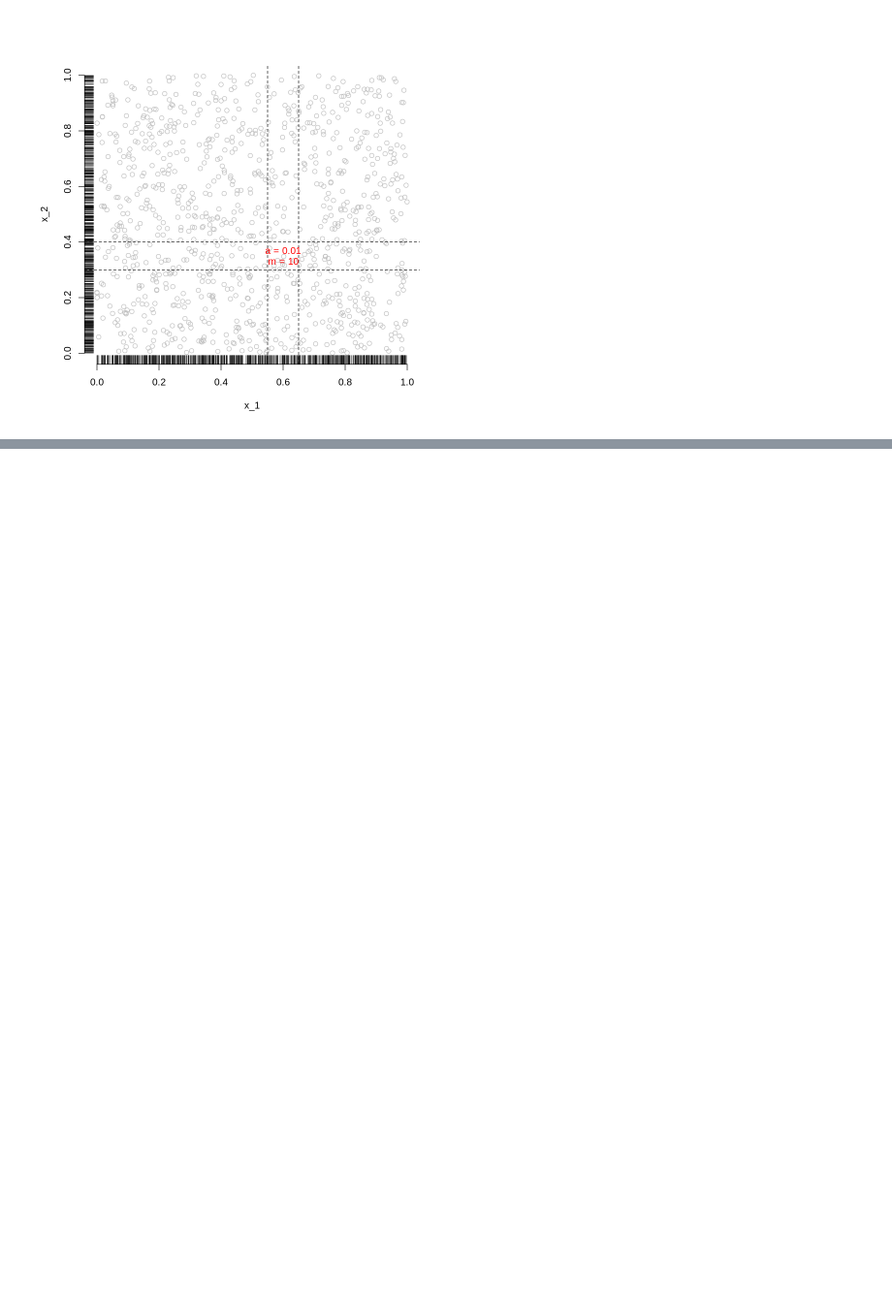
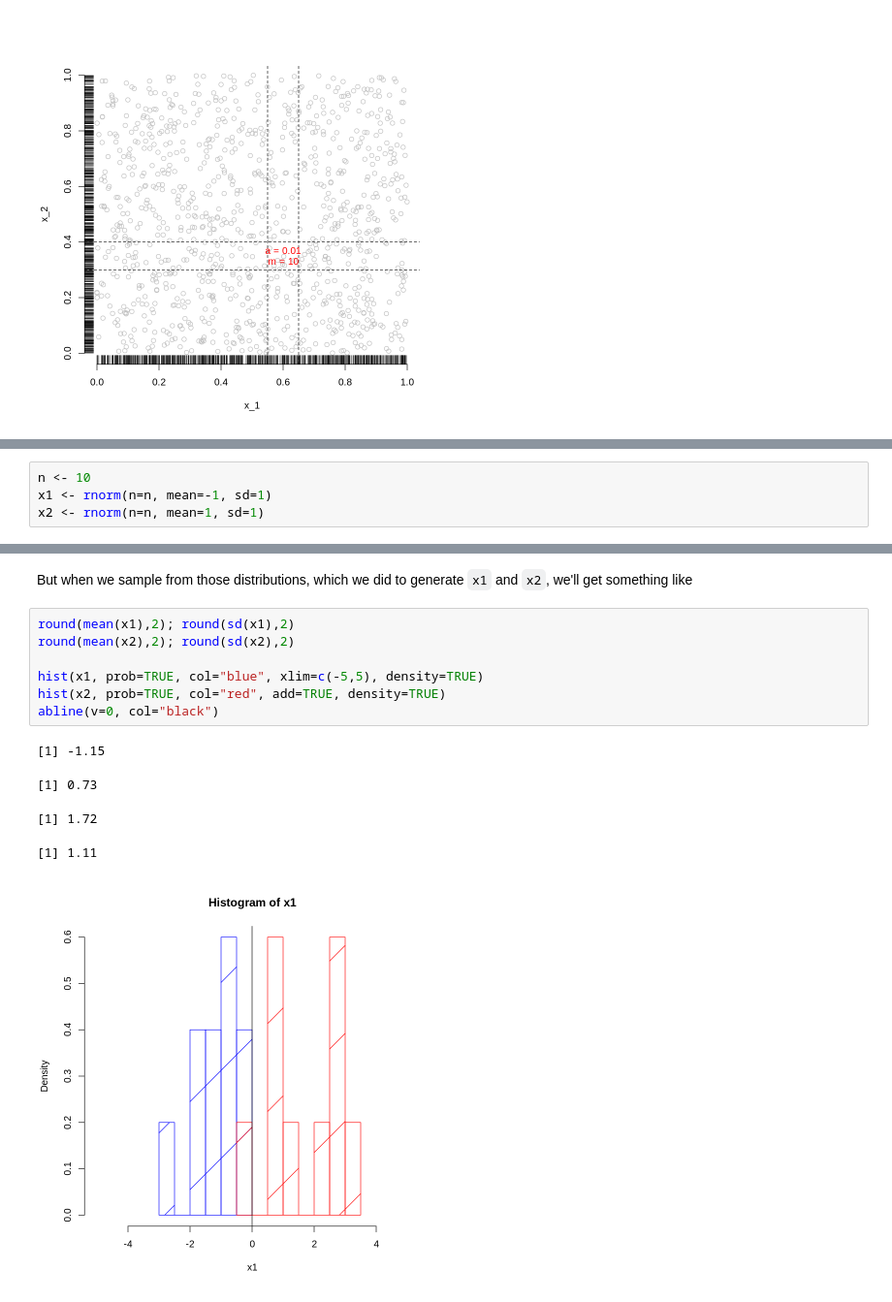
Before and after one commit to nicklausmillican/ISLR_R, a Jupyter notebook: ISLR_R_Ch4.ipynb, the cells around one changed output, grey strips where cells are left out. Shown: that part at 97% size. Drawn from its saved outputs; the diff is of its cells as text; blank space fills up the shorter version.

```diff
--- a/ISLR_R_Ch4.ipynb
+++ b/ISLR_R_Ch4.ipynb
@@ -396,0 +413,4 @@ text(paste("m =", m_2.est), x=0.6, y=0.33, col="red")
+# %%
+n <- 10
+x1 <- rnorm(n=n, mean=-1, sd=1)
+x2 <- rnorm(n=n, mean=1, sd=1)
@@ -396,0 +428,15 @@ text(paste("m =", m_2.est), x=0.6, y=0.33, col="red")
+# %% [markdown]
+But when we sample from those distributions, which we did to generate `x1` and `x2`, we'll get something like
+# %%
+round(mean(x1),2); round(sd(x1),2)
+round(mean(x2),2); round(sd(x2),2)
+
+hist(x1, prob=TRUE, col="blue", xlim=c(-5,5), density=TRUE)
+hist(x2, prob=TRUE, col="red", add=TRUE, density=TRUE)
+abline(v=0, col="black")
+# %% [output]
+[1] -1.15
+[1] 0.73
+[1] 1.72
+[1] 1.11
+[figure, added]
```
Also changed, not shown: parts of 11 cells of this notebook.
